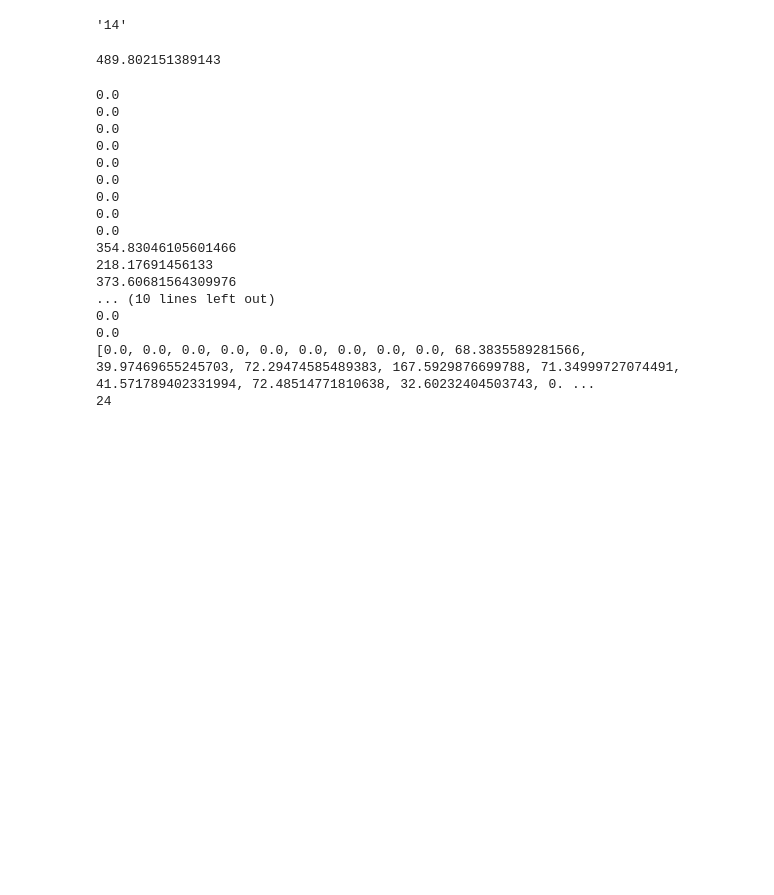
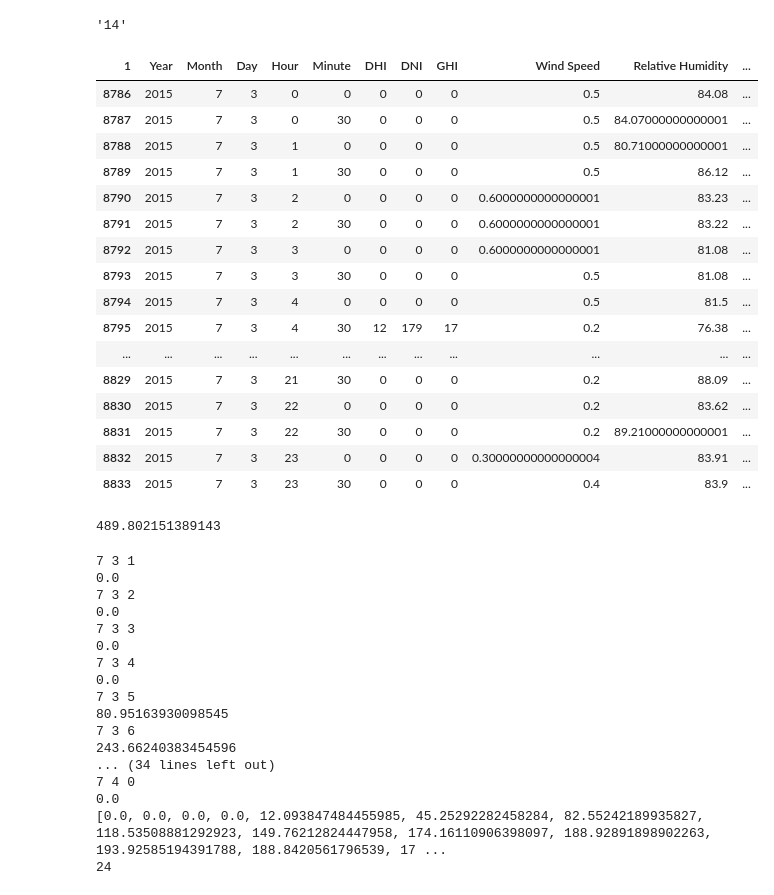
Before and after one commit to margot03/InSIGHT, a Jupyter notebook: TMYFormatting.ipynb, the cells around one changed output. Drawn from its saved outputs; the diff is of its cells as text; code cells hidden in the pictures; blank space fills up the shorter version.

Commit message:
feat: Finished irradiance equations, updated pv class constants

```diff
--- a/TMYFormatting.ipynb
+++ b/TMYFormatting.ipynb
@@ -44,6 +46,27 @@ tmy = tmy.dropna(axis=1)
 tmy['Hour'][30]
 # %% [output]
 '14'
+# %%
+tmy_july = tmy[(tmy['Month'] == '7') & (tmy['Day'] == '3')]
+tmy_july
+# %% [output]
+| 1 | Year | Month | Day | Hour | Minute | DHI | DNI | GHI | Wind Speed | Relative Humidity | ... |
+| 8786 | 2015 | 7 | 3 | 0 | 0 | 0 | 0 | 0 | 0.5 | 84.08 | ... |
+| 8787 | 2015 | 7 | 3 | 0 | 30 | 0 | 0 | 0 | 0.5 | 84.07000000000001 | ... |
+| 8788 | 2015 | 7 | 3 | 1 | 0 | 0 | 0 | 0 | 0.5 | 80.71000000000001 | ... |
+| 8789 | 2015 | 7 | 3 | 1 | 30 | 0 | 0 | 0 | 0.5 | 86.12 | ... |
+| 8790 | 2015 | 7 | 3 | 2 | 0 | 0 | 0 | 0 | 0.6000000000000001 | 83.23 | ... |
+| 8791 | 2015 | 7 | 3 | 2 | 30 | 0 | 0 | 0 | 0.6000000000000001 | 83.22 | ... |
+| 8792 | 2015 | 7 | 3 | 3 | 0 | 0 | 0 | 0 | 0.6000000000000001 | 81.08 | ... |
+| 8793 | 2015 | 7 | 3 | 3 | 30 | 0 | 0 | 0 | 0.5 | 81.08 | ... |
+| 8794 | 2015 | 7 | 3 | 4 | 0 | 0 | 0 | 0 | 0.5 | 81.5 | ... |
+| 8795 | 2015 | 7 | 3 | 4 | 30 | 12 | 179 | 17 | 0.2 | 76.38 | ... |
+| ... | ... | ... | ... | ... | ... | ... | ... | ... | ... | ... | ... |
+| 8829 | 2015 | 7 | 3 | 21 | 30 | 0 | 0 | 0 | 0.2 | 88.09 | ... |
+| 8830 | 2015 | 7 | 3 | 22 | 0 | 0 | 0 | 0 | 0.2 | 83.62 | ... |
+| 8831 | 2015 | 7 | 3 | 22 | 30 | 0 | 0 | 0 | 0.2 | 89.21000000000001 | ... |
+| 8832 | 2015 | 7 | 3 | 23 | 0 | 0 | 0 | 0 | 0.30000000000000004 | 83.91 | ... |
+| 8833 | 2015 | 7 | 3 | 23 | 30 | 0 | 0 | 0 | 0.4 | 83.9 | ... |
 # %%
 ### Equations from Masters textbook (table 4.1 and table 4.2)
 DNI = int(tmy['DNI'][12795])
@@ -83,7 +110,7 @@ print(G)
 # %%
 ## calculating PV model for consecutive hours throughout a day
 
-pv_mod = pv_model_class.PvModel(Iscn, Vocn, Imp, Vmp, Kv, Ki, Ns, Gn, G, Tn, T, Egap, err)
+pv_mod = pv_model_class.PvModel(Iscn, Vocn, Imp, Vmp, Kv, Ki, Ns, Gn, G, Tn, T, Egap, err, inverter, array_dim)
 # find resistor values and diode ideality constant
 Rs, Rp, a = pv_mod.find_resistors()
 # find voltage, current, and power arrays
@@ -92,14 +119,12 @@ v, i, P = pv_mod.calculate_power(Rs, Rp, a)
 max_power = []
 
 # calculate day number
-#month = int(tmy['Month'][12795])
-#day = int(tmy['Day'][12795])
-#n = (30*month - 30) + day
-n = 267
+#    7/3
+n = 184
 # ground reflectance
 rho = 0.2
 # hour
-hour = int(tmy['Hour'][12795])
+hour = int(tmy['Hour'][8786])
 # latitude
 lat = 47.69
 # collector azimuth
@@ -108,11 +133,13 @@ az_c = 0
 sigma = 0
 
 for i in range(2, 24*2 + 2, 2):
+    i += 8786
     hour = int(tmy['Hour'][i])
-
+    print(tmy['Month'][i], tmy['Day'][i], tmy['Hour'][i])
     DNI = int(tmy['DNI'][i])
     DHI = int(tmy['DHI'][i])
-    pv_mod.G = abs(pv_mod.find_irradiance(DNI, DHI, GHI, rho, n, hour, lat, az_c, sigma))
+    GHI = int(tmy['GHI'][i])
+    pv_mod.G = pv_mod.find_irradiance(DNI, DHI, GHI, rho, n, hour, lat, az_c, sigma)
     print(pv_mod.G)
     v, i, P = pv_mod.calculate_power(Rs, Rp, a)
     max_idx = np.argmax(P)
@@ -122,21 +149,24 @@ for i in range(2, 24*2 + 2, 2):
 
 print(max_power)
 print(len(max_power))
+
+## if pv array of 3 strings with 2 modules in series per string (6 total)
+max_power_array = max_power * 6
 # %% [output]
+7 3 1
 0.0
+7 3 2
 0.0
+7 3 3
 0.0
+7 3 4
 0.0
+7 3 5
+80.95163930098545
+7 3 6
+243.66240383454596
+... (34 lines left out)
+7 4 0
 0.0
-0.0
-0.0
-0.0
-0.0
-354.83046105601466
-218.17691456133
-373.60681564309976
-... (10 lines left out)
-0.0
-0.0
-[0.0, 0.0, 0.0, 0.0, 0.0, 0.0, 0.0, 0.0, 0.0, 68.3835589281566, 39.97469655245703, 72.29474585489383, 167.5929876699788, 71.34999727074491, 41.571789402331994, 72.48514771810638, 32.60232404503743, 0. ...
+[0.0, 0.0, 0.0, 0.0, 12.093847484455985, 45.25292282458284, 82.55242189935827, 118.53508881292923, 149.76212824447958, 174.16110906398097, 188.92891898902263, 193.92585194391788, 188.8420561796539, 17 ...
 24
```
Also changed, not shown: parts of 2 cells of this notebook, 2 other files.
